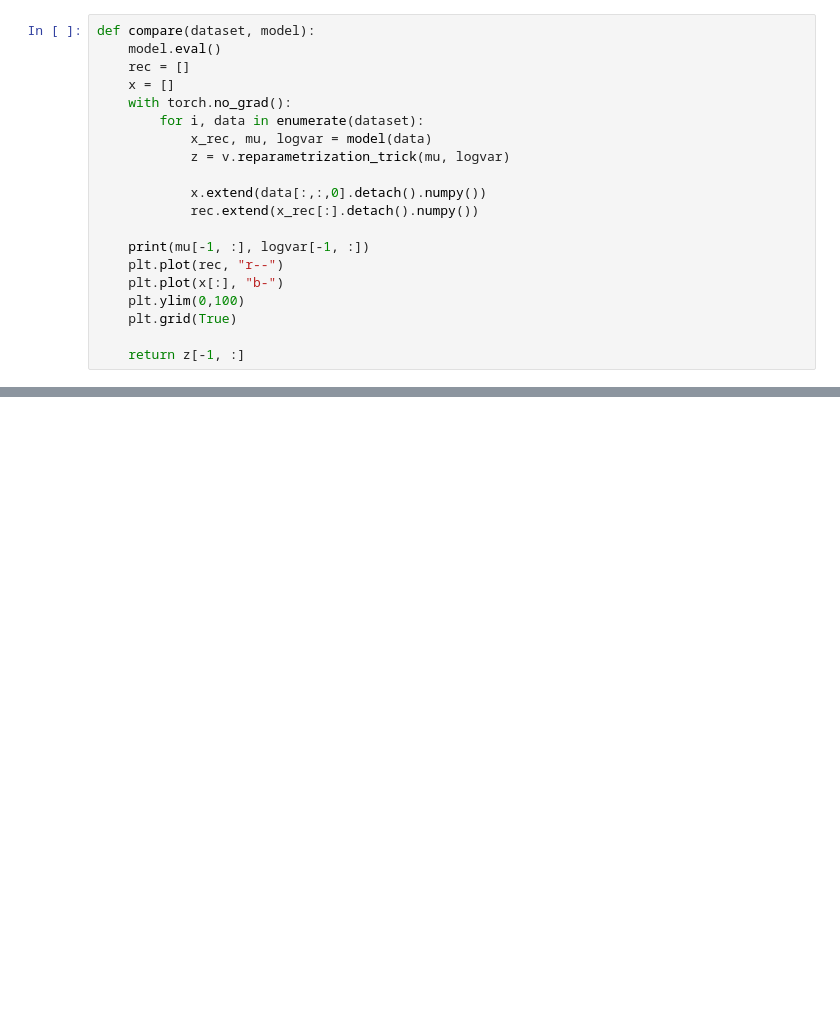
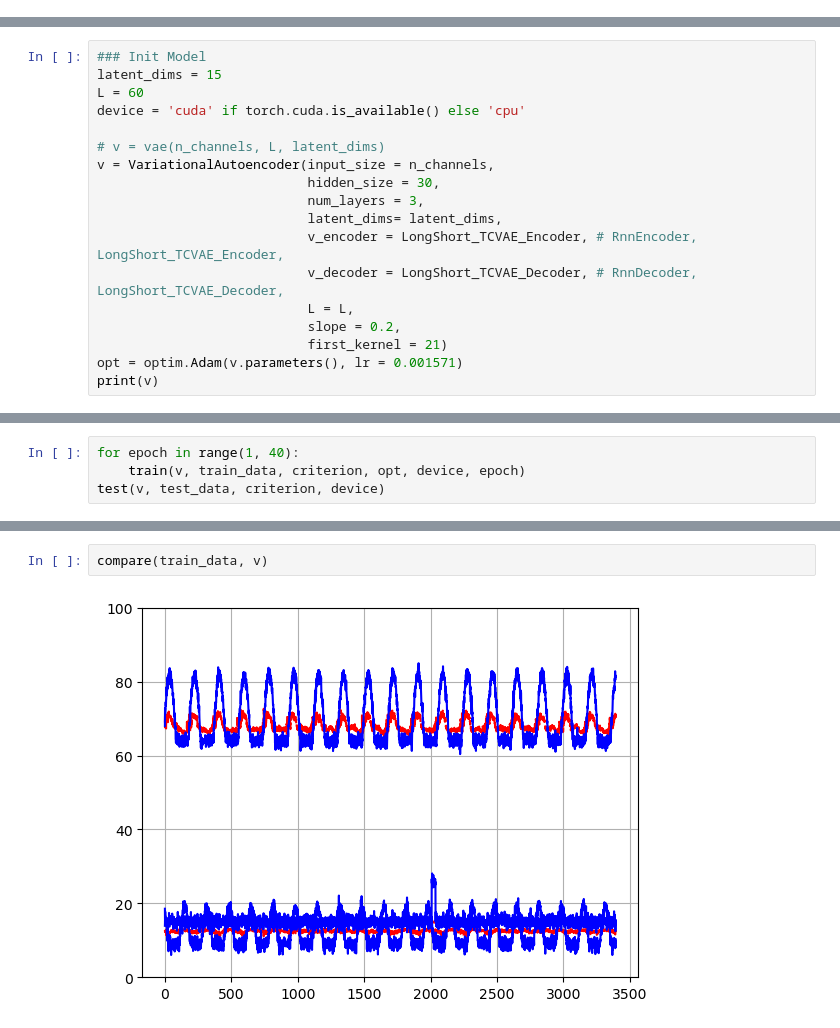
Before and after one commit to AnisKadri/VAE, a Jupyter notebook: draft_pipe.ipynb, the cells around one changed output, grey strips where cells are left out. Saved outputs shown, nothing was run; the diff lists cells and outputs as text; blank space fills up the shorter version.

```diff
--- a/draft_pipe.ipynb
+++ b/draft_pipe.ipynb
@@ -162,20 +0,0 @@ Train Epoch: 99 [3000/3396 (88%)]       Loss: 13.118747
-# %%
-def compare(dataset, model):
-    model.eval()
-    rec = []
-    x = []
-    with torch.no_grad():
-        for i, data in enumerate(dataset):
-            x_rec, mu, logvar = model(data)
-            z = v.reparametrization_trick(mu, logvar)
-
-            x.extend(data[:,:,0].detach().numpy())
-            rec.extend(x_rec[:].detach().numpy())
-
-    print(mu[-1, :], logvar[-1, :])
-    plt.plot(rec, "r--")
-    plt.plot(x[:], "b-")
-    plt.ylim(0,100)
-    plt.grid(True)
-
-    return z[-1, :]
@@ -384,0 +116,18 @@ def experiment(data, model):
+# %%
+### Init Model
+latent_dims = 15
+L = 60
+device = 'cuda' if torch.cuda.is_available() else 'cpu'
+
+# v = vae(n_channels, L, latent_dims)
+v = VariationalAutoencoder(input_size = n_channels,
+                           hidden_size = 30,
+                           num_layers = 3,
+                           latent_dims= latent_dims,
+                           v_encoder = LongShort_TCVAE_Encoder, # RnnEncoder, LongShort_TCVAE_Encoder,
+                           v_decoder = LongShort_TCVAE_Decoder, # RnnDecoder, LongShort_TCVAE_Decoder,
+                           L = L,
+                           slope = 0.2,
+                           first_kernel = 21)
+opt = optim.Adam(v.parameters(), lr = 0.001571)
+print(v)
@@ -384,0 +179,4 @@ def experiment(data, model):
+# %%
+for epoch in range(1, 40):
+    train(v, train_data, criterion, opt, device, epoch)
+test(v, test_data, criterion, device)
@@ -384,0 +338,4 @@ def experiment(data, model):
+# %%
+compare(train_data, v)
+# %% [output]
+[figure, added]
```
Also changed, not shown: parts of 39 cells of this notebook, 6 other files.
